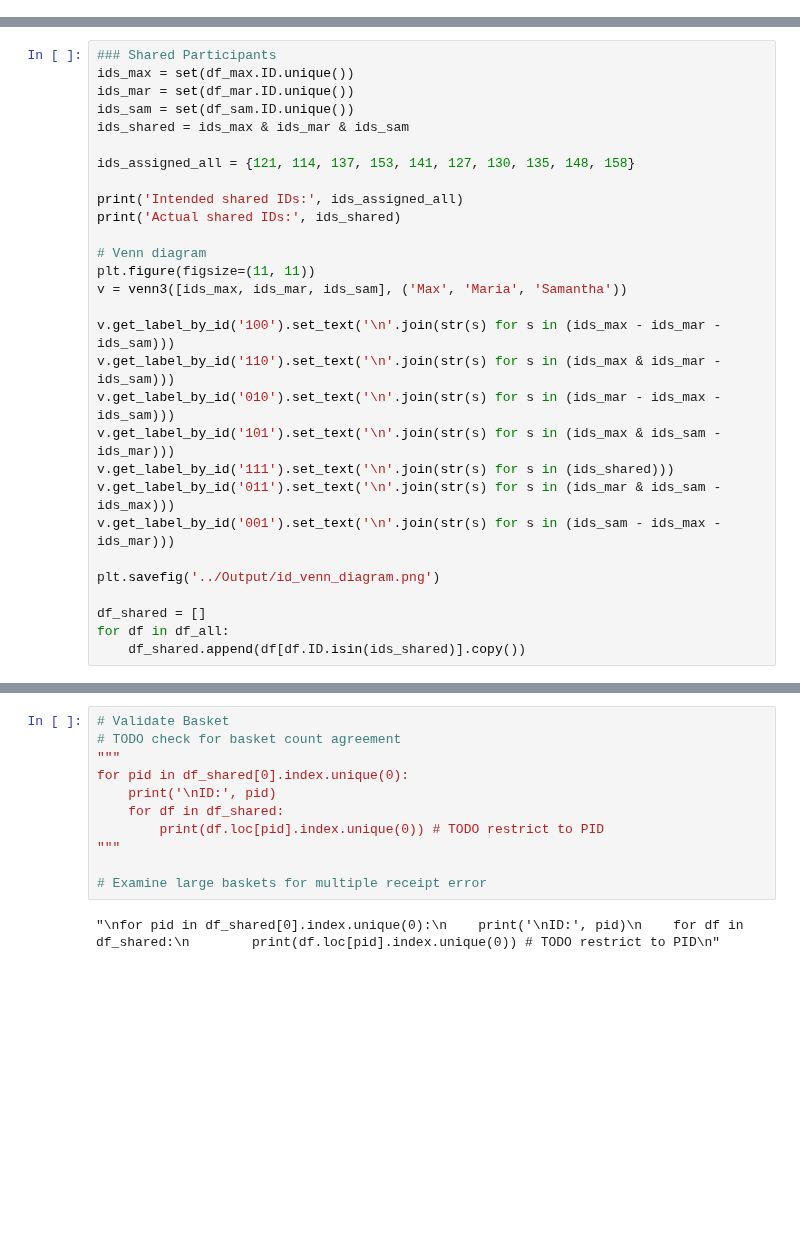
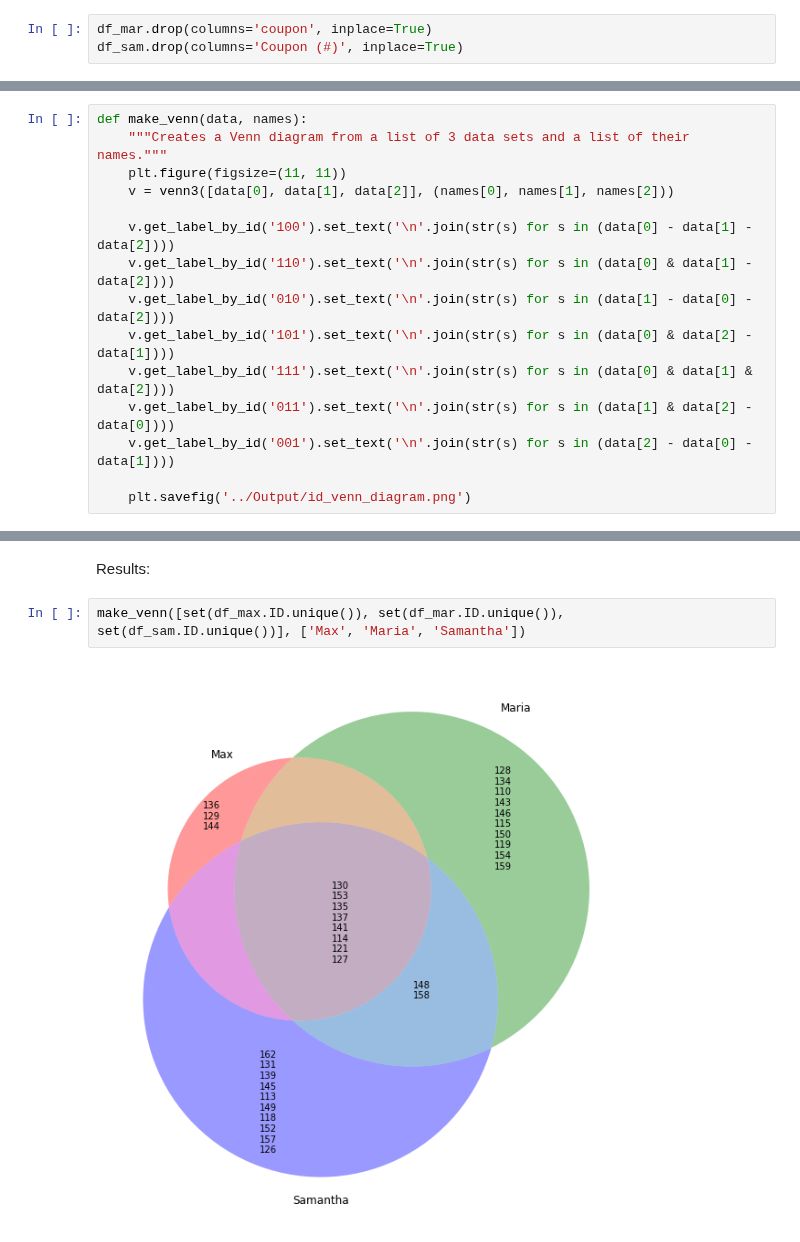
Before and after one commit to jjailer/grocery-receipt-data-cleaning, a Jupyter notebook: Scripts/explore.ipynb, the cells around one changed output, grey strips where cells are left out. Saved outputs shown, nothing was run; the diff lists cells and outputs as text; blank space fills up the shorter version.

```diff
--- a/Scripts/explore.ipynb
+++ b/Scripts/explore.ipynb
@@ -35,0 +26,3 @@ Receipt 42% null
+# %%
+df_mar.drop(columns='coupon', inplace=True)
+df_sam.drop(columns='Coupon (#)', inplace=True)
@@ -36,29 +159,15 @@ Receipt 42% null
 # %%
-### Shared Participants
-ids_max = set(df_max.ID.unique())
-ids_mar = set(df_mar.ID.unique())
-ids_sam = set(df_sam.ID.unique())
-ids_shared = ids_max & ids_mar & ids_sam
+def make_venn(data, names):
+    """Creates a Venn diagram from a list of 3 data sets and a list of their names."""
+    plt.figure(figsize=(11, 11))
+    v = venn3([data[0], data[1], data[2]], (names[0], names[1], names[2]))
 
-ids_assigned_all = {121, 114, 137, 153, 141, 127, 130, 135, 148, 158}
+    v.get_label_by_id('100').set_text('\n'.join(str(s) for s in (data[0] - data[1] - data[2])))
+    v.get_label_by_id('110').set_text('\n'.join(str(s) for s in (data[0] & data[1] - data[2])))
+    v.get_label_by_id('010').set_text('\n'.join(str(s) for s in (data[1] - data[0] - data[2])))
+    v.get_label_by_id('101').set_text('\n'.join(str(s) for s in (data[0] & data[2] - data[1])))
+    v.get_label_by_id('111').set_text('\n'.join(str(s) for s in (data[0] & data[1] & data[2])))
+    v.get_label_by_id('011').set_text('\n'.join(str(s) for s in (data[1] & data[2] - data[0])))
+    v.get_label_by_id('001').set_text('\n'.join(str(s) for s in (data[2] - data[0] - data[1])))
 
-print('Intended shared IDs:', ids_assigned_all)
-print('Actual shared IDs:', ids_shared)
-
-# Venn diagram
-plt.figure(figsize=(11, 11))
-v = venn3([ids_max, ids_mar, ids_sam], ('Max', 'Maria', 'Samantha'))
-
-v.get_label_by_id('100').set_text('\n'.join(str(s) for s in (ids_max - ids_mar - ids_sam)))
-v.get_label_by_id('110').set_text('\n'.join(str(s) for s in (ids_max & ids_mar - ids_sam)))
-v.get_label_by_id('010').set_text('\n'.join(str(s) for s in (ids_mar - ids_max - ids_sam)))
-v.get_label_by_id('101').set_text('\n'.join(str(s) for s in (ids_max & ids_sam - ids_mar)))
-v.get_label_by_id('111').set_text('\n'.join(str(s) for s in (ids_shared)))
-v.get_label_by_id('011').set_text('\n'.join(str(s) for s in (ids_mar & ids_sam - ids_max)))
-v.get_label_by_id('001').set_text('\n'.join(str(s) for s in (ids_sam - ids_max - ids_mar)))
-
-plt.savefig('../Output/id_venn_diagram.png')
-
-df_shared = []
-for df in df_all:
-    df_shared.append(df[df.ID.isin(ids_shared)].copy())
+    plt.savefig('../Output/id_venn_diagram.png')
@@ -133,13 +185,6 @@ Samantha is missing IDs {158}
-# %%
-# Validate Basket
-# TODO check for basket count agreement
-"""
-for pid in df_shared[0].index.unique(0):
-    print('\nID:', pid)
-    for df in df_shared:
-        print(df.loc[pid].index.unique(0)) # TODO restrict to PID
-"""
-
-# Examine large baskets for multiple receipt error
-# %% [output]
-"\nfor pid in df_shared[0].index.unique(0):\n    print('\nID:', pid)\n    for df in df_shared:\n        print(df.loc[pid].index.unique(0)) # TODO restrict to PID\n"
+# %% [markdown]
+Results:
+# %%
+make_venn([set(df_max.ID.unique()), set(df_mar.ID.unique()), set(df_sam.ID.unique())], ['Max', 'Maria', 'Samantha'])
+# %% [output]
+[figure, added]
```
Also changed, not shown: parts of 21 cells of this notebook.
